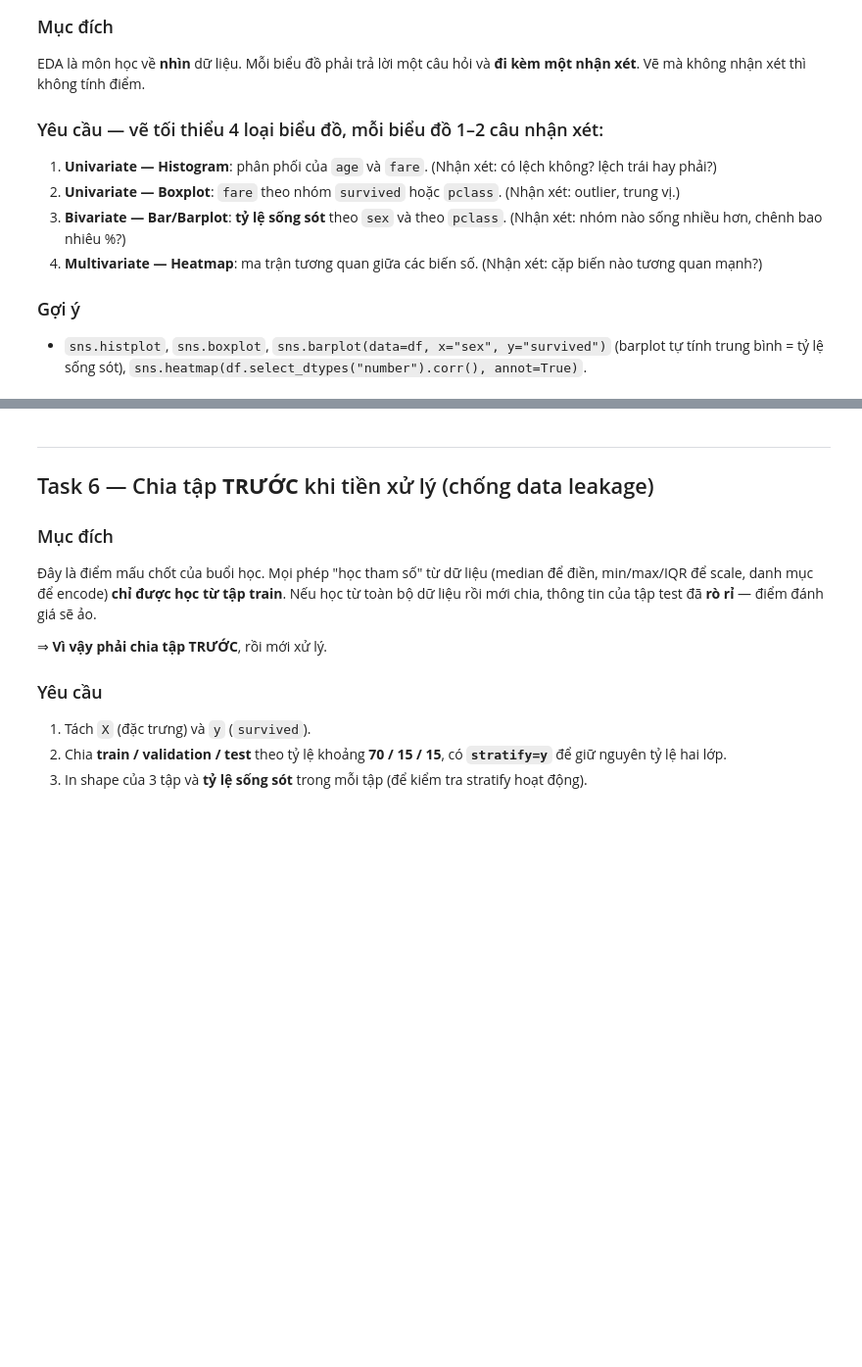
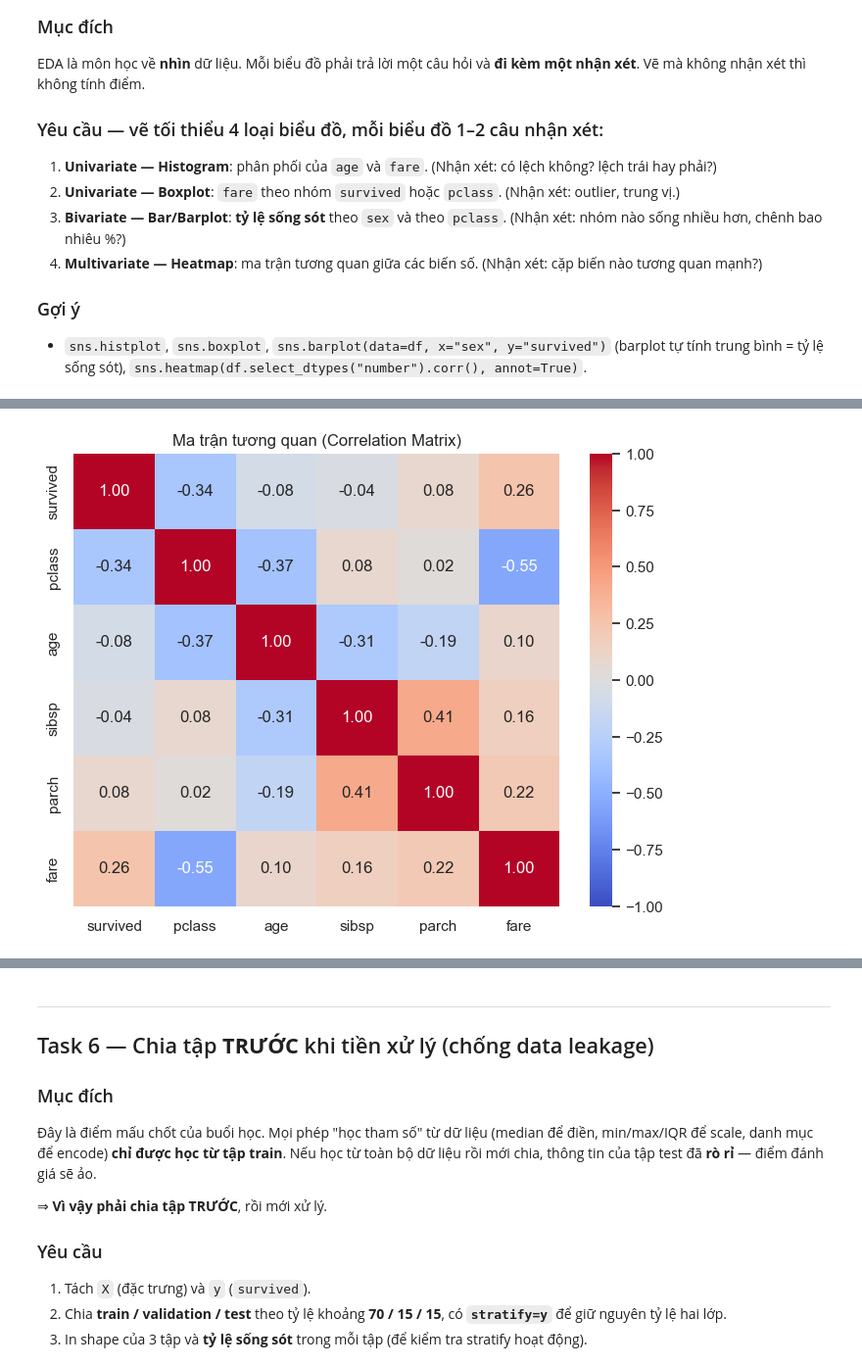
Before and after one commit to TranHoangMinhThien/mliot-pyml-2026-hw, a Jupyter notebook: week03/baitap_buoi5_titanic.ipynb, the cells around one changed output, grey strips where cells are left out. Shown at 98% size. Cells and saved outputs as stored; diff of their text form; code cells hidden in the pictures; blank space fills up the shorter version.

```diff
--- a/week03/baitap_buoi5_titanic.ipynb
+++ b/week03/baitap_buoi5_titanic.ipynb
@@ -310,0 +359,11 @@ EDA là môn học về **nhìn** dữ liệu. Mỗi biểu đồ phải trả l
+# %%
+# TODO 5d: Heatmap correlation
+...
+plt.figure(figsize=(8, 6))
+num_cols = df.select_dtypes(include=['number'])
+corr_matrix = num_cols.corr()
+sns.heatmap(corr_matrix, annot=True, cmap='coolwarm', fmt=".2f", vmin=-1, vmax=1)
+plt.title('Ma trận tương quan (Correlation Matrix)')
+plt.show()
+# %% [output]
+[figure, added]
```
Also changed, not shown: parts of 22 cells of this notebook.
